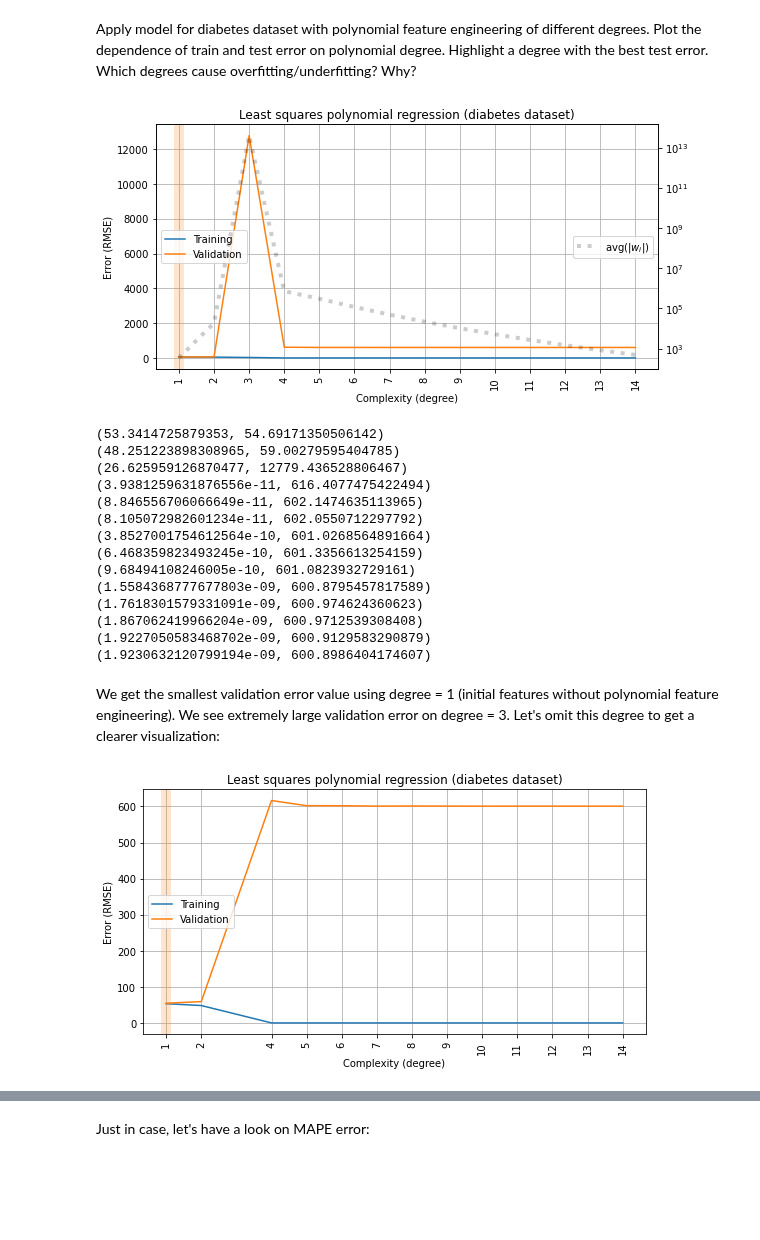
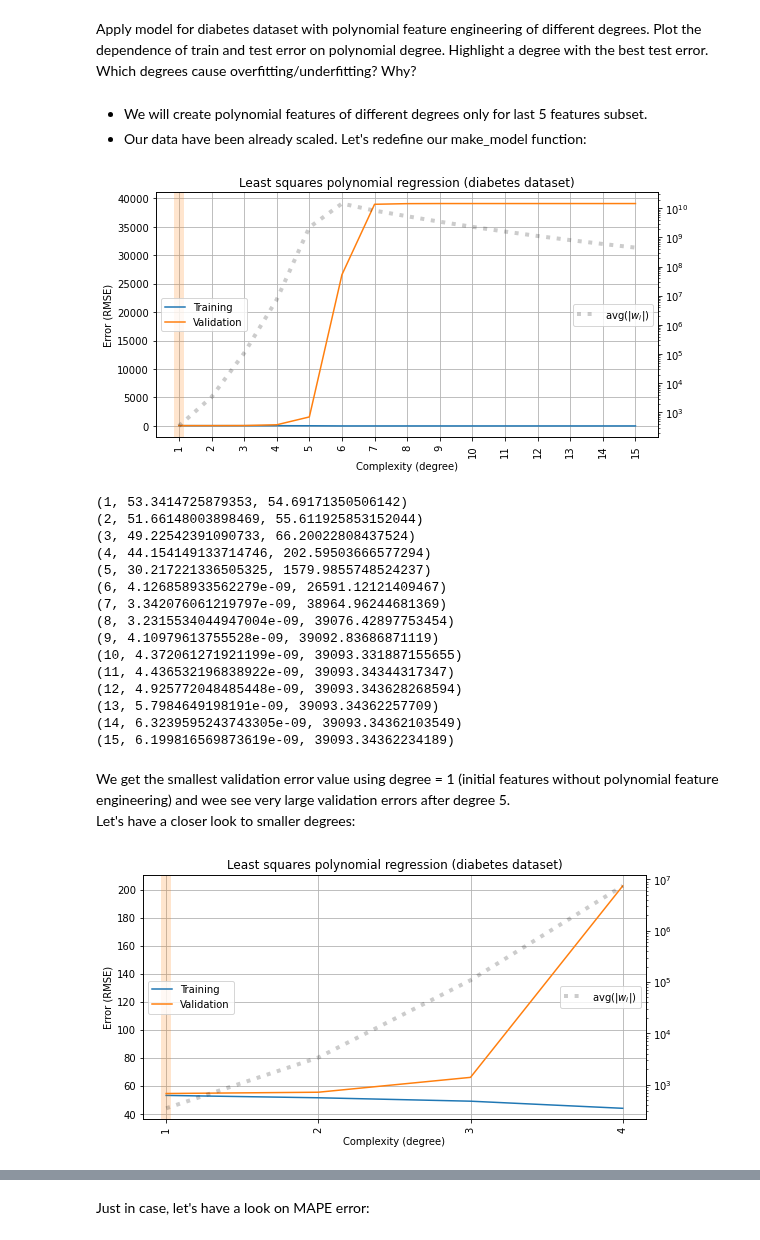
Before and after one commit to Bayramova/rs_school_assignments, a Jupyter notebook: overfitting_regularization.ipynb, the cells around one changed output, grey strips where cells are left out. Drawn from its saved outputs; the diff is of its cells as text; code cells hidden in the pictures; blank space fills up the shorter version.

Commit message:
add ColumnTransformer to pipeline

```diff
--- a/overfitting_regularization.ipynb
+++ b/overfitting_regularization.ipynb
@@ -367,9 +367,17 @@ Bradley Efron, Trevor Hastie, Iain Johnstone and Robert Tibshirani (2004) "Least
 (https://web.stanford.edu/~hastie/Papers/LARS/LeastAngle_2002.pdf)
 # %% [markdown]
 Apply model for diabetes dataset with polynomial feature engineering of different degrees. Plot the dependence of train and test error on polynomial degree. Highlight a degree with the best test error. Which degrees cause overfitting/underfitting? Why?
+# %% [markdown]
+- We will create polynomial features of different degrees only for last 5 features subset.
+- Our data have been already scaled.
+Let's redefine our make_model function:
 # %%
-# data in diabetes dataset have been alredy scaled, that's why we will redefine make_model function
-def make_model_wo_scaling(degree, alpha=0, penalty=None):
+from sklearn.compose import ColumnTransformer
+
+features_to_poly = X_diabetes.columns[5:].tolist()
+features_initial = X_diabetes.columns[:5].tolist()
+
+def make_model(degree, alpha=0, penalty=None):
     # linear regression
     if alpha == 0:
         regressor = LinearRegression()
@@ -380,24 +388,25 @@ def make_model_wo_scaling(degree, alpha=0, penalty=None):
     elif penalty == 'L2':
         regressor = Ridge(alpha=alpha, random_state=SEED, max_iter=50000)
 
+    ct = ColumnTransformer([
+            ('poly_transform', PolynomialFeatures(degree, include_bias=(degree == 0)), features_to_poly),
+            ('no_transform', PolynomialFeatures(1, include_bias=False), features_initial)
+        ])
 
     return Pipeline([
-        ('pol', PolynomialFeatures(degree, include_bias=(degree == 0))),
-        ('reg', regressor)
-    ])
+            ('ct', ct),
+            ('reg', regressor)
+        ])
 # %%
 rmse_train, rmse_valid, avg_coef = [], [], []
 mape_train, mape_valid = [], []
 
-for degree in DEGREES[1:15]:
-    results = cross_validate(make_model_wo_scaling(degree),
+for degree in DEGREES[1:]:
+    results = cross_validate(make_model(degree),
                              X_diabetes, y_diabetes, cv=5,
                              return_train_score=True, return_estimator=True,
-                             #scoring='neg_root_mean_squared_error'
                              scoring=['neg_root_mean_squared_error', 'neg_mean_absolute_percentage_error'])
 
-    # rmse_train.append(-np.mean(results['train_score']))
-    # rmse_valid.append(-np.mean(results['test_score']))
     rmse_train.append(-np.mean(results['train_neg_root_mean_squared_error']))
     rmse_valid.append(-np.mean(results['test_neg_root_mean_squared_error']))
 
@@ -406,36 +415,38 @@ for degree in DEGREES[1:15]:
 
     avg_coef.append(np.mean([np.mean(np.abs(model['reg'].coef_)) for model in results['estimator']]))
 
-plot_fitting_graph(DEGREES[1:15], rmse_train, rmse_valid,
+plot_fitting_graph(DEGREES[1:], rmse_train, rmse_valid,
                    xlabel='Complexity (degree)', ylabel='Error (RMSE)',
                    custom_metric=avg_coef, custom_label='avg(|$w_i$|)',
                    title='Least squares polynomial regression (diabetes dataset)')
 # %% [output]
-[figure, old version]
+[figure, new version]
 # %%
-for pair in zip(rmse_train, rmse_valid):
-    print(pair)
+for errors in zip(DEGREES[1:], rmse_train, rmse_valid):
+    print(errors)
 # %% [output]
-(53.3414725879353, 54.69171350506142)
-(48.251223898308965, 59.00279595404785)
-(26.625959126870477, 12779.436528806467)
-(3.9381259631876556e-11, 616.4077475422494)
-(8.846556706066649e-11, 602.1474635113965)
-(8.105072982601234e-11, 602.0550712297792)
-(3.8527001754612564e-10, 601.0268564891664)
-(6.468359823493245e-10, 601.3356613254159)
-(9.68494108246005e-10, 601.0823932729161)
-(1.5584368777677803e-09, 600.8795457817589)
-(1.7618301579331091e-09, 600.974624360623)
-(1.867062419966204e-09, 600.9712539308408)
-(1.9227050583468702e-09, 600.9129583290879)
-(1.9230632120799194e-09, 600.8986404174607)
+(1, 53.3414725879353, 54.69171350506142)
+(2, 51.66148003898469, 55.611925853152044)
+(3, 49.22542391090733, 66.20022808437524)
+(4, 44.154149133714746, 202.59503666577294)
+(5, 30.217221336505325, 1579.9855748524237)
+(6, 4.126858933562279e-09, 26591.12121409467)
+(7, 3.342076061219797e-09, 38964.96244681369)
+(8, 3.2315534044947004e-09, 39076.42897753454)
+(9, 4.10979613755528e-09, 39092.83686871119)
+(10, 4.372061271921199e-09, 39093.331887155655)
+(11, 4.436532196838922e-09, 39093.34344317347)
+(12, 4.925772048485448e-09, 39093.343628268594)
+(13, 5.7984649198191e-09, 39093.34362257709)
+(14, 6.3239595243743305e-09, 39093.34362103549)
+(15, 6.199816569873619e-09, 39093.34362234189)
 # %% [markdown]
-We get the smallest validation error value using degree = 1 (initial features without polynomial feature engineering). We see extremely large validation error on degree = 3. Let's omit this degree to get a clearer visualization:
+We get the smallest validation error value using degree = 1 (initial features without polynomial feature engineering) and wee see very large validation errors after degree 5.
+Let's have a closer look to smaller degrees:
 # %%
-plot_fitting_graph(list(DEGREES[1:3]) + list(DEGREES[4:15]),
-                        rmse_train[:2] + rmse_train[3:], rmse_valid[:2] + rmse_valid[3:],
-                        xlabel='Complexity (degree)', ylabel='Error (RMSE)',
-                        title='Least squares polynomial regression (diabetes dataset)')
+plot_fitting_graph(DEGREES[1:5], rmse_train[:4], rmse_valid[:4],
+                   xlabel='Complexity (degree)', ylabel='Error (RMSE)',
+                   custom_metric=avg_coef[:4], custom_label='avg(|$w_i$|)',
+                   title='Least squares polynomial regression (diabetes dataset)')
 # %% [output]
-[figure, old version]
+[figure, new version]
```
Also changed, not shown: parts of 4 cells of this notebook.
